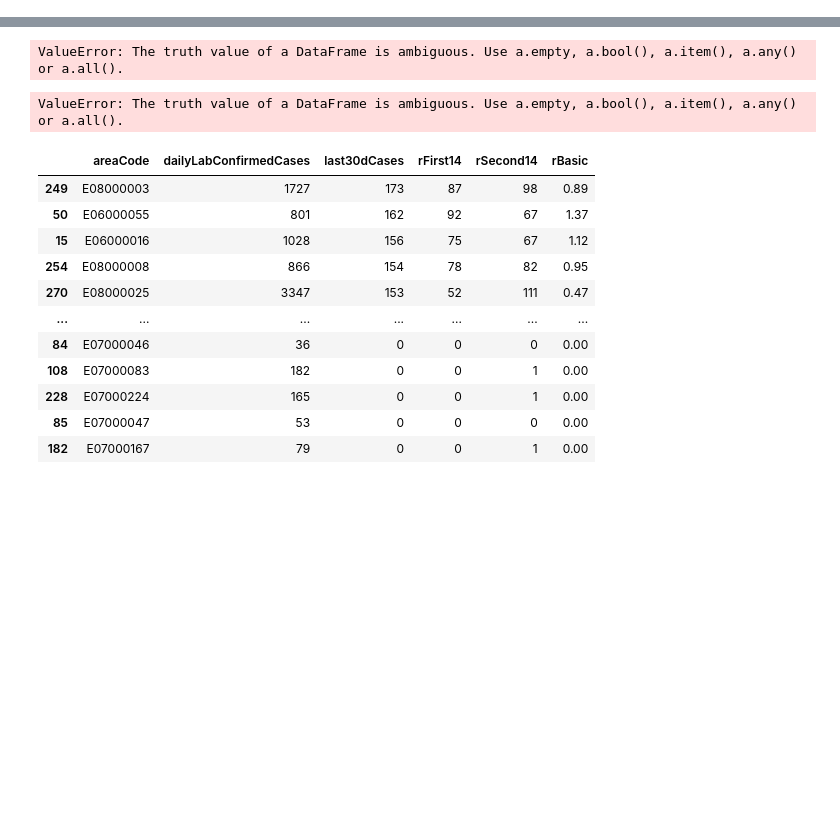
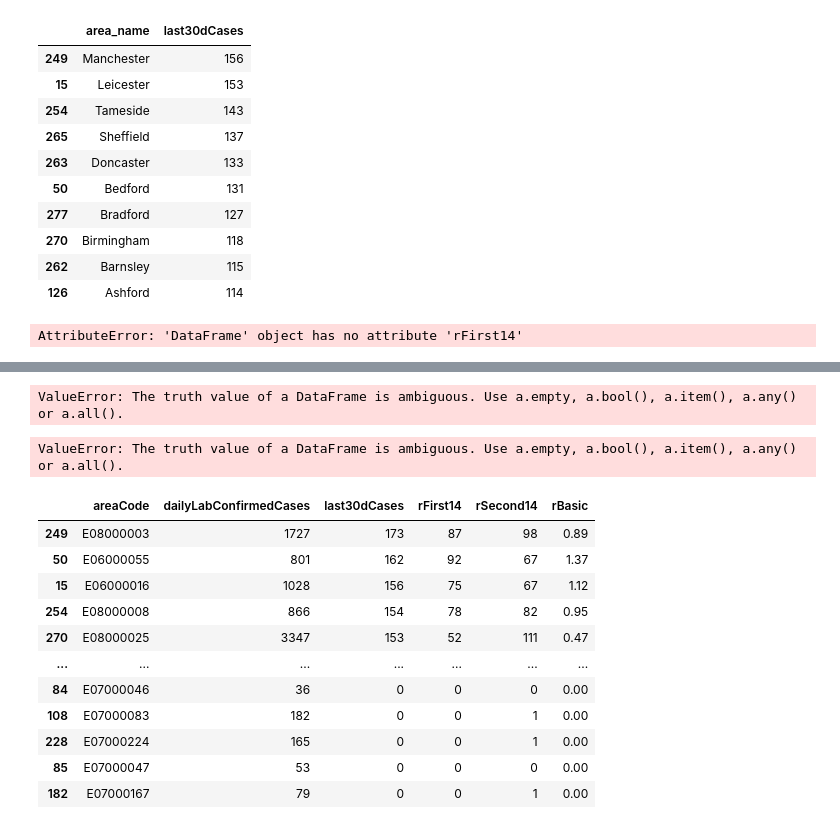
Before and after one commit to bhavesh0009/EnglandCovid19, a Jupyter notebook: research.ipynb, the cells around one changed output, grey strips where cells are left out. Drawn from its saved outputs; the diff is of its cells as text; code cells hidden in the pictures; blank space fills up the shorter version.

```diff
--- a/research.ipynb
+++ b/research.ipynb
@@ -100,2 +114,20 @@ how='left')
+# %%
+ltlastop10last30d
+# %% [output]
+|  | area_name | last30dCases |
+| 249 | Manchester | 156 |
+| 15 | Leicester | 153 |
+| 254 | Tameside | 143 |
+| 265 | Sheffield | 137 |
+| 263 | Doncaster | 133 |
+| 50 | Bedford | 131 |
+| 277 | Bradford | 127 |
+| 270 | Birmingham | 118 |
+| 262 | Barnsley | 115 |
+| 126 | Ashford | 114 |
+# %%
+ltlastop10last30d[ltlastop10last30d.rFirst14>=20][['area_name','rFirst14','rSecond14','rBasic']].sort_values(by='rBasic', ascending=False).head(10)
+# %% [output]
+AttributeError: 'DataFrame' object has no attribute 'rFirst14'
 # %%
 ltlastop10last30d = ltlastop10last30d.sort_values(by='last30dCases', ascending=False).head(10)[['area_name','last30dCases']]
```
Also changed, not shown: parts of 6 cells of this notebook, 3 other files.
